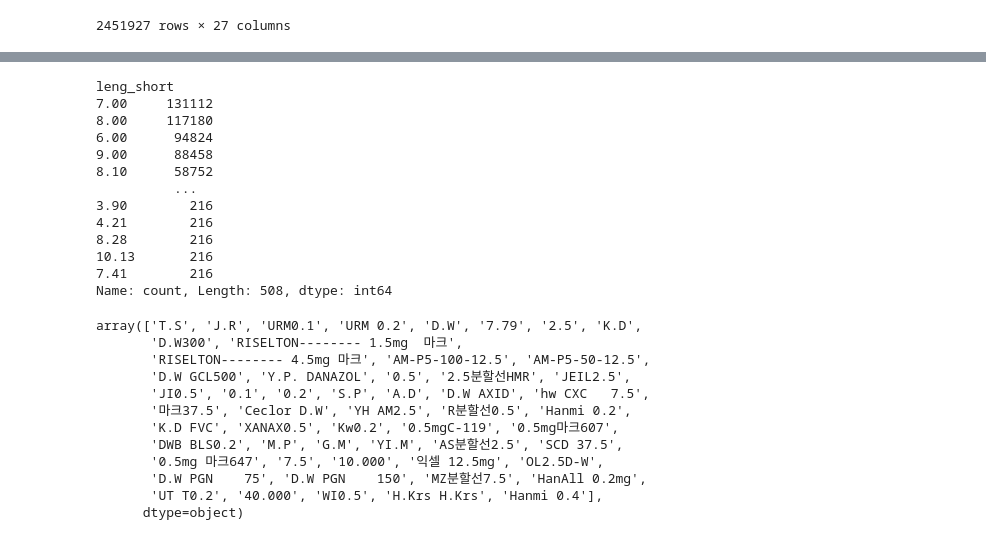
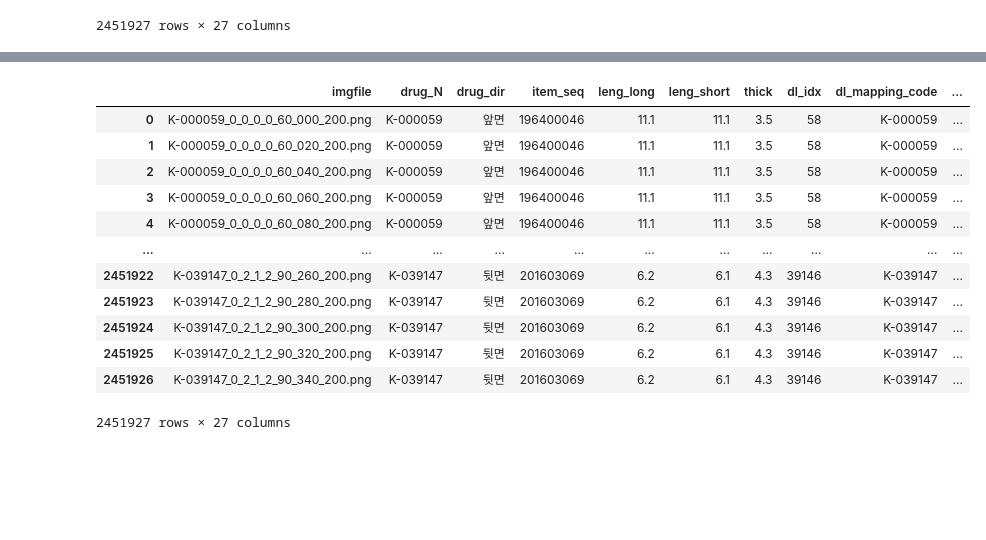
Before and after one commit to BrianPark314/final_project, a Jupyter notebook: dataEDA.ipynb, the cells around one changed output, grey strips where cells are left out. Saved outputs shown, nothing was run; the diff lists cells and outputs as text; code cells hidden in the pictures; blank space fills up the shorter version.

```diff
--- a/dataEDA.ipynb
+++ b/dataEDA.ipynb
@@ -7,6 +7,8 @@ import numpy as np
 c:\Users\User\document\final_project\data
 # %%
 df = pd.read_csv('df_json.csv')
+# %%
+df2 = pd.read_csv('jundata.csv')
 # %%
 data = df.copy()
 # %%
@@ -53,0 +45,8 @@ Name: count, Length: 1161, dtype: int64
+# %%
+keys = ['file_name','drug_N','dl_idx','dl_name','dl_name_en','dl_material','dl_material_en','dl_company','dl_company_en','di_class_no','item_seq','di_etc_otc_code','di_edi_code','chart',
+'drug_shape','print_front','print_back','color_class1','form_code_name']
+values = ['파일이름','알약코드','알약 식별자','제품명','제품명(영어)','성분명','성분명(영어)','제조사명','제조사명(영어)','약품 분류','품목기준 코드','전문의약품 여부','EDI코드','제형',
+'모양','식별문자(앞)','식별문자(뒤)','색상','정제 분류명','영역']
+my_dict = dict(zip(values, keys))
+df = df.rename(columns=my_dict)
+# df['분류코드'] = df['약품 분류'].str[2:5]
@@ -188,34 +196,29 @@ count_commas(df)
  'area': 0,
  'bbox': 0}
-# %%
-df['leng_short'].value_counts()
-# %% [output]
-leng_short
-7.00     131112
-8.00     117180
-6.00      94824
-9.00      88458
-8.10      58752
-          ...
-3.90        216
-4.21        216
-8.28        216
-10.13       216
-7.41        216
-Name: count, Length: 508, dtype: int64
-# %%
-# 각각 '.'포함하는것들이 어떻게 생겼는지 확인
-df[df['식별문자(앞)'].astype(str).str.contains('\.')]['식별문자(앞)'].unique()
-# %% [output]
-array(['T.S', 'J.R', 'URM0.1', 'URM 0.2', 'D.W', '7.79', '2.5', 'K.D',
-       'D.W300', 'RISELTON-------- 1.5mg  마크',
-       'RISELTON-------- 4.5mg 마크', 'AM-P5-100-12.5', 'AM-P5-50-12.5',
-       'D.W GCL500', 'Y.P. DANAZOL', '0.5', '2.5분할선HMR', 'JEIL2.5',
-       'JI0.5', '0.1', '0.2', 'S.P', 'A.D', 'D.W AXID', 'hw CXC   7.5',
-       '마크37.5', 'Ceclor D.W', 'YH AM2.5', 'R분할선0.5', 'Hanmi 0.2',
-       'K.D FVC', 'XANAX0.5', 'Kw0.2', '0.5mgC-119', '0.5mg마크607',
-       'DWB BLS0.2', 'M.P', 'G.M', 'YI.M', 'AS분할선2.5', 'SCD 37.5',
-       '0.5mg 마크647', '7.5', '10.000', '익셀 12.5mg', 'OL2.5D-W',
-       'D.W PGN    75', 'D.W PGN    150', 'MZ분할선7.5', 'HanAll 0.2mg',
-       'UT T0.2', '40.000', 'WI0.5', 'H.Krs H.Krs', 'Hanmi 0.4'],
-      dtype=object)
+# %%
+# 한슬사이에.이 끼워져있으면 제거해줘라
+import re
+
+def remove_periods_except_mixed_korean(df, column):
+    pattern = r'(?<![가-힣])\.'
+    df[column] = df[column].astype(str).apply(lambda x: re.sub(pattern, '', x))
+    return df
+
+remove_periods_except_mixed_korean(df2,'dl_material')
+remove_periods_except_mixed_korean(df2,'dl_material_en')
+remove_periods_except_mixed_korean(df2,'dl_name')
+remove_periods_except_mixed_korean(df2,'dl_name_en')
+# %% [output]
+|  | imgfile | drug_N | drug_dir | item_seq | leng_long | leng_short | thick | dl_idx | dl_mapping_code | ... |
+| 0 | K-000059_0_0_0_0_60_000_200.png | K-000059 | 앞면 | 196400046 | 11.1 | 11.1 | 3.5 | 58 | K-000059 | ... |
+| 1 | K-000059_0_0_0_0_60_020_200.png | K-000059 | 앞면 | 196400046 | 11.1 | 11.1 | 3.5 | 58 | K-000059 | ... |
+| 2 | K-000059_0_0_0_0_60_040_200.png | K-000059 | 앞면 | 196400046 | 11.1 | 11.1 | 3.5 | 58 | K-000059 | ... |
+| 3 | K-000059_0_0_0_0_60_060_200.png | K-000059 | 앞면 | 196400046 | 11.1 | 11.1 | 3.5 | 58 | K-000059 | ... |
+| 4 | K-000059_0_0_0_0_60_080_200.png | K-000059 | 앞면 | 196400046 | 11.1 | 11.1 | 3.5 | 58 | K-000059 | ... |
+| ... | ... | ... | ... | ... | ... | ... | ... | ... | ... | ... |
+| 2451922 | K-039147_0_2_1_2_90_260_200.png | K-039147 | 뒷면 | 201603069 | 6.2 | 6.1 | 4.3 | 39146 | K-039147 | ... |
+| 2451923 | K-039147_0_2_1_2_90_280_200.png | K-039147 | 뒷면 | 201603069 | 6.2 | 6.1 | 4.3 | 39146 | K-039147 | ... |
+| 2451924 | K-039147_0_2_1_2_90_300_200.png | K-039147 | 뒷면 | 201603069 | 6.2 | 6.1 | 4.3 | 39146 | K-039147 | ... |
+| 2451925 | K-039147_0_2_1_2_90_320_200.png | K-039147 | 뒷면 | 201603069 | 6.2 | 6.1 | 4.3 | 39146 | K-039147 | ... |
+| 2451926 | K-039147_0_2_1_2_90_340_200.png | K-039147 | 뒷면 | 201603069 | 6.2 | 6.1 | 4.3 | 39146 | K-039147 | ... |
+2451927 rows × 27 columns
```
Also changed, not shown: parts of 25 cells of this notebook.
